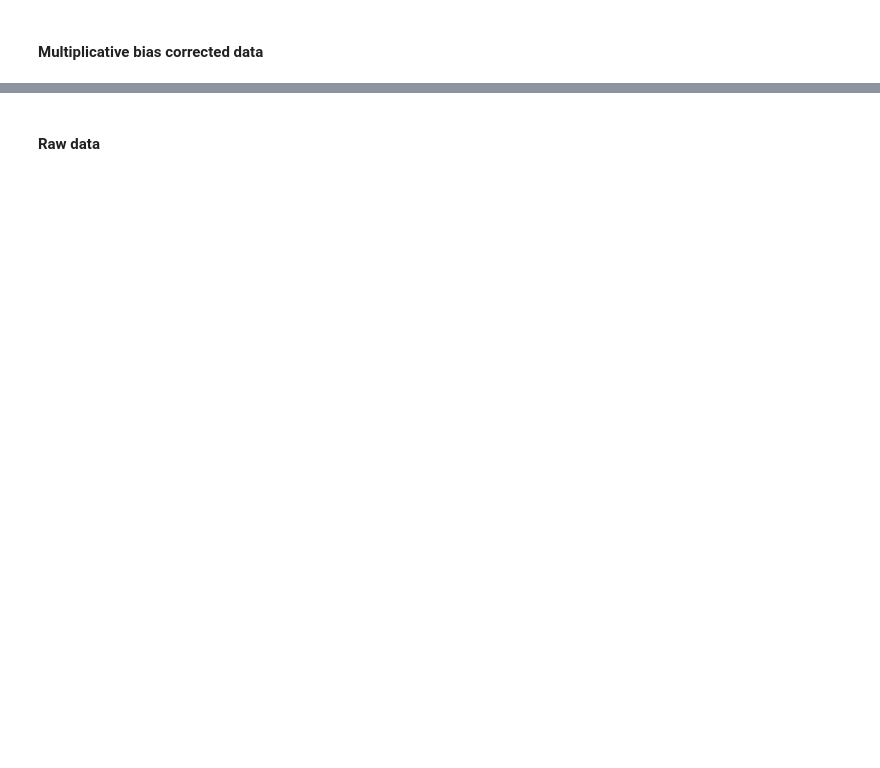
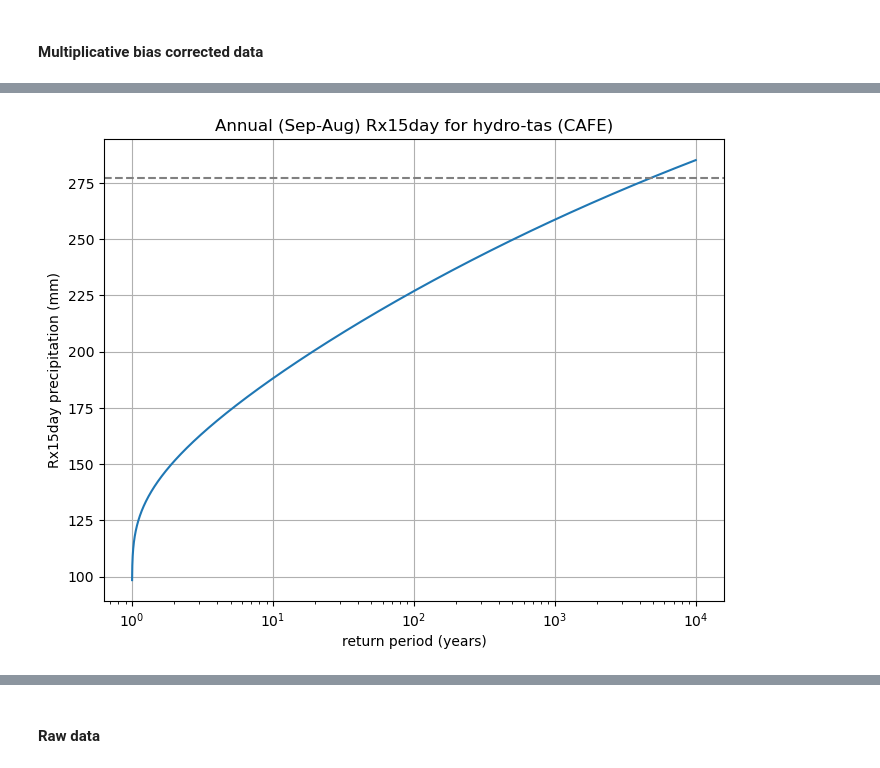
Before and after one commit to DamienIrving/hydrotas, a Jupyter notebook: analysis_CAFE.ipynb, the cells around one changed output, grey strips where cells are left out. Drawn from its saved outputs; the diff is of its cells as text; code cells hidden in the pictures; blank space fills up the shorter version.

```diff
--- a/analysis_CAFE.ipynb
+++ b/analysis_CAFE.ipynb
@@ -538,3 +574,7 @@ plot_return(model_mulc_bc_da_stacked, model_name, method='empirical')
+# %%
+plot_return(model_mulc_bc_da_stacked, model_name, method='gev')
+# %% [output]
+[figure, added]
 # %%
 n_events_mulc_bc, n_population_mulc_bc, return_period_mulc_bc, percentile_mulc_bc = general_utils.event_in_context(model_add_bc_da_stacked.values, prmax, 'above')
 print('MULTIPLICATIVE BIAS CORRECTED DATA')
```
Also changed, not shown: parts of 39 cells of this notebook.
